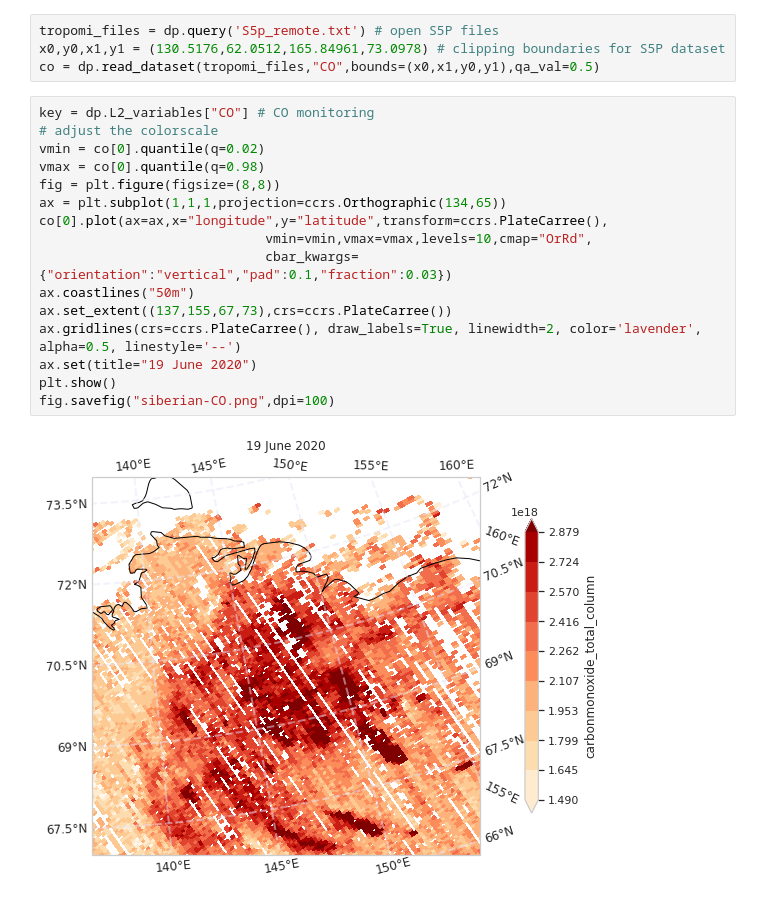
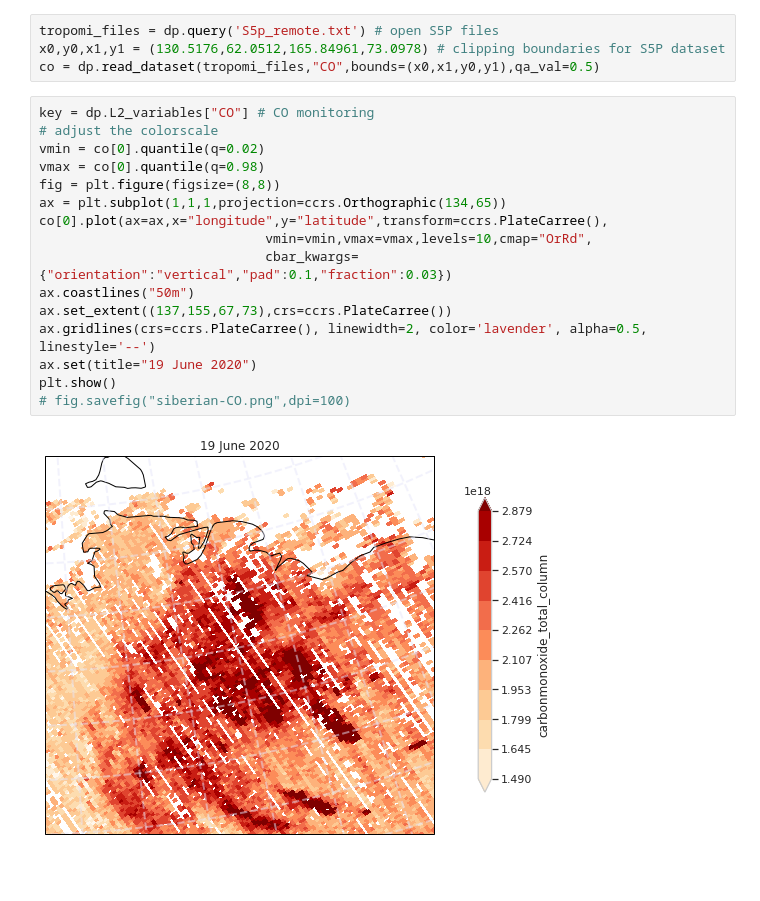
Before and after one commit to SercoSPA/CLEOPE, a Jupyter notebook: Trials/S3/SLSTR_L2/S3_LST_notebook.ipynb, the cells around one changed output. Drawn from its saved outputs; the diff is of its cells as text; blank space fills up the shorter version.

```diff
--- a/Trials/S3/SLSTR_L2/S3_LST_notebook.ipynb
+++ b/Trials/S3/SLSTR_L2/S3_LST_notebook.ipynb
@@ -82,18 +82,18 @@ co = dp.read_dataset(tropomi_files,"CO",bounds=(x0,x1,y0,y1),qa_val=0.5)
 # %%
 key = dp.L2_variables["CO"] # CO monitoring
 # adjust the colorscale
 vmin = co[0].quantile(q=0.02)
 vmax = co[0].quantile(q=0.98)
 fig = plt.figure(figsize=(8,8))
 ax = plt.subplot(1,1,1,projection=ccrs.Orthographic(134,65))
 co[0].plot(ax=ax,x="longitude",y="latitude",transform=ccrs.PlateCarree(),
                              vmin=vmin,vmax=vmax,levels=10,cmap="OrRd",
                              cbar_kwargs={"orientation":"vertical","pad":0.1,"fraction":0.03})
 ax.coastlines("50m")
 ax.set_extent((137,155,67,73),crs=ccrs.PlateCarree())
-ax.gridlines(crs=ccrs.PlateCarree(), draw_labels=True, linewidth=2, color='lavender', alpha=0.5, linestyle='--')
+ax.gridlines(crs=ccrs.PlateCarree(), linewidth=2, color='lavender', alpha=0.5, linestyle='--')
 ax.set(title="19 June 2020")
 plt.show()
-fig.savefig("siberian-CO.png",dpi=100)
+# fig.savefig("siberian-CO.png",dpi=100)
 # %% [output]
-[figure, old version]
+[figure, new version]
```
Also changed, not shown: parts of 2 cells of this notebook, 17 other files.
